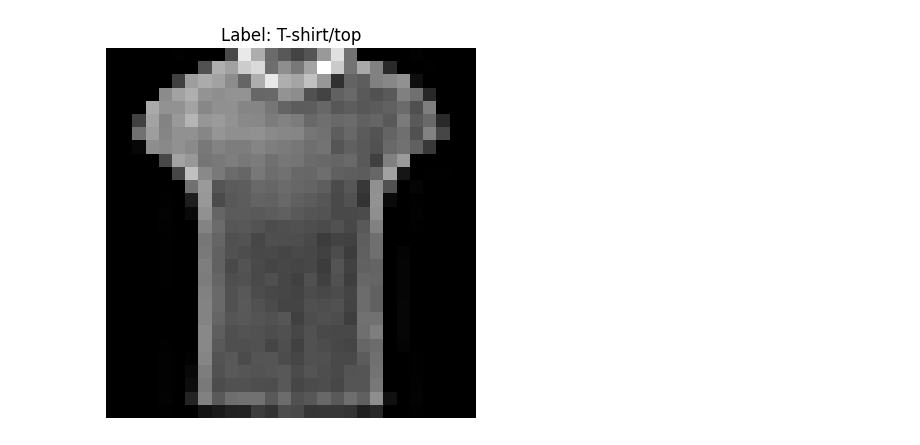
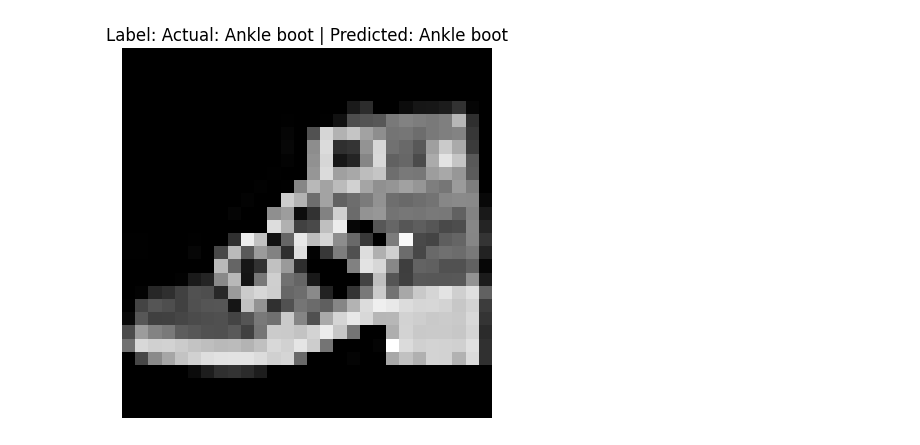
Before and after one commit to EliFebres/Fashion-MNIST-Ai, a Jupyter notebook: evaluate_model.ipynb, the cells around one changed output. Cells and saved outputs as stored; diff of their text form; code cells hidden in the pictures.

Commit message:
Finished Basic Model Evaluation

```diff
--- a/evaluate_model.ipynb
+++ b/evaluate_model.ipynb
@@ -20,8 +19,29 @@ class_names = train_data.classes
+# %%
+# Load Data from torchvision.datasets
+transform = transforms.Compose([transforms.ToTensor(), transforms.Normalize((0.5,), (0.5,))])
+test_data = datasets.FashionMNIST(root='./data', train=False, download=True, transform=transform)
+test_loader = torch.utils.data.DataLoader(test_data, batch_size=64, shuffle=False)
+class_names = test_data.classes
+
+# Load Model for Evaluation & Visualization
+MODEL_SAVE_PATH = Path("models/fashion_mnist_model.pth")
+loaded_model = FashionMNISTModel(input_shape=1, hidden_units=10, output_shape=len(class_names))
+loaded_model.load_state_dict(torch.load(MODEL_SAVE_PATH))
+loaded_model.to(device)
 # %%
 # Visualize a random image
-random_idx = random.randint(0, len(train_data) - 1)
-image, label = train_data[random_idx]
-label = class_names[label]
-single_image(image, label) # Visualize a random image from the training data
+random_idx = random.randint(0, len(test_data) - 1)
+image, label = test_data[random_idx]
+actual_class = class_names[label]
+
+loaded_model.eval()
+torch_image = image.unsqueeze(0).to(device)
+with torch.inference_mode():
+    output = loaded_model(torch_image)
+    predicted_label = torch.argmax(output, dim=1)  # Get the index of the highest logit
+    predicted_class = class_names[predicted_label.item()]
+
+label = f"Actual: {actual_class} | Predicted: {predicted_class}"
+single_image(image, label) # Visualize image and preditction
 # %% [output]
-[figure, old version]
+[figure, new version]
```
Also changed, not shown: parts of 6 cells of this notebook, 4 other files.
